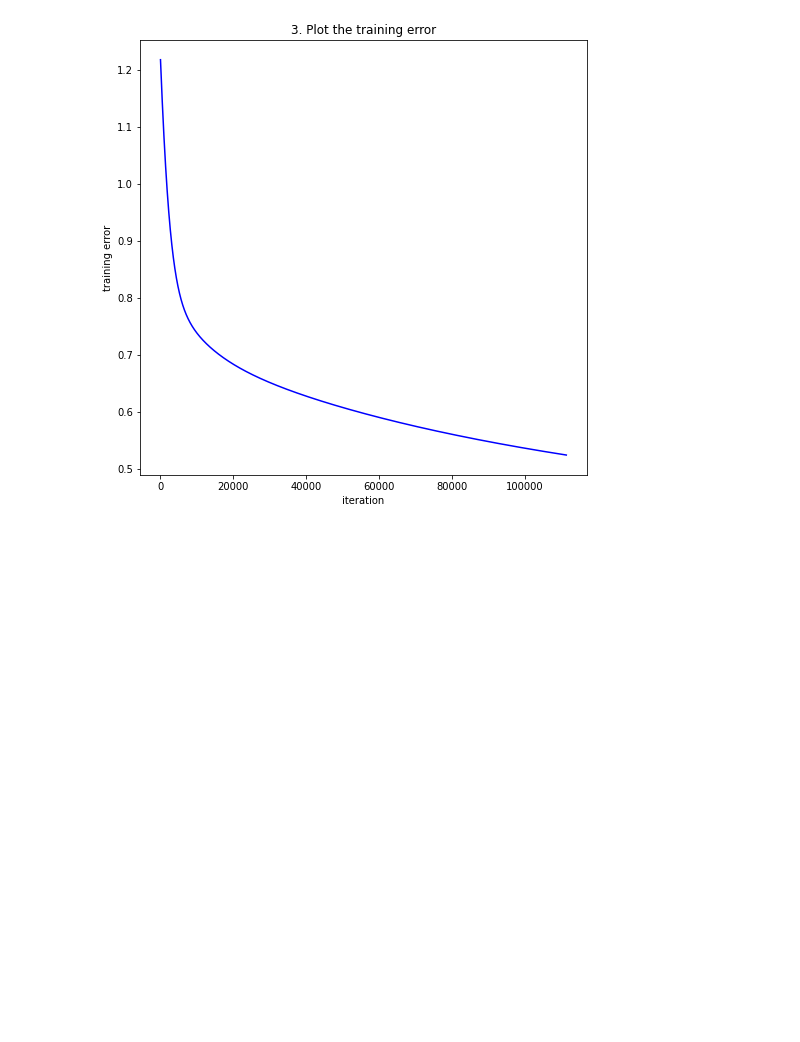
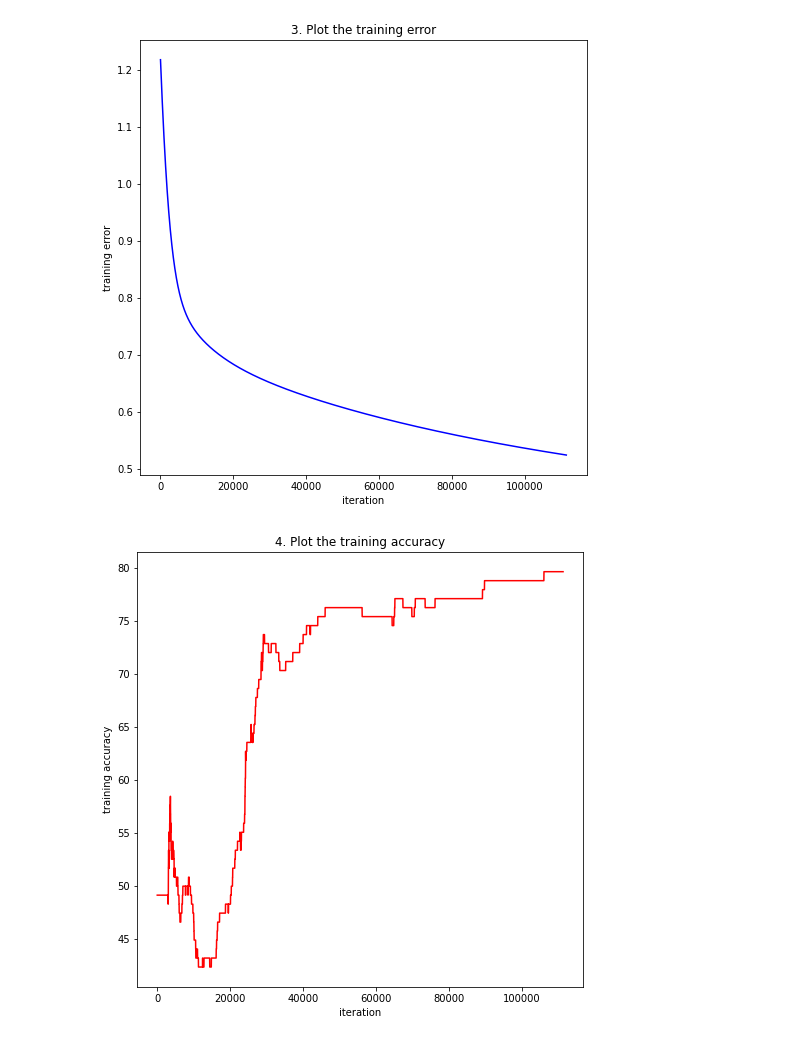
Before and after one commit to Reichidad/Machine-Learning-2020-Spring-Class, a Jupyter notebook: assignment06.ipynb, the cells around one changed output. Cells and saved outputs as stored; diff of their text form; code cells hidden in the pictures; blank space fills up the shorter version.

Commit message:
submission plotting 4 Done

```diff
--- a/assignment06.ipynb
+++ b/assignment06.ipynb
@@ -162,3 +157,16 @@ plt.plot(iterations, ob_func_list, c='b', label='training error')
 plt.show()
 # %% [output]
 [figure]
+# %%
+import numpy as np
+import matplotlib.pyplot as plt
+import math
+# 4. Plot the training accuracy
+plt.figure(figsize=(8,8))
+plt.title("4. Plot the training accuracy")
+plt.xlabel('iteration')
+plt.ylabel('training accuracy')
+plt.plot(iterations, accuracy_list, c='r', label='training accuracy')
+plt.show()
+# %% [output]
+[figure, added]
```
Also changed, not shown: parts of 1 cell of this notebook.
